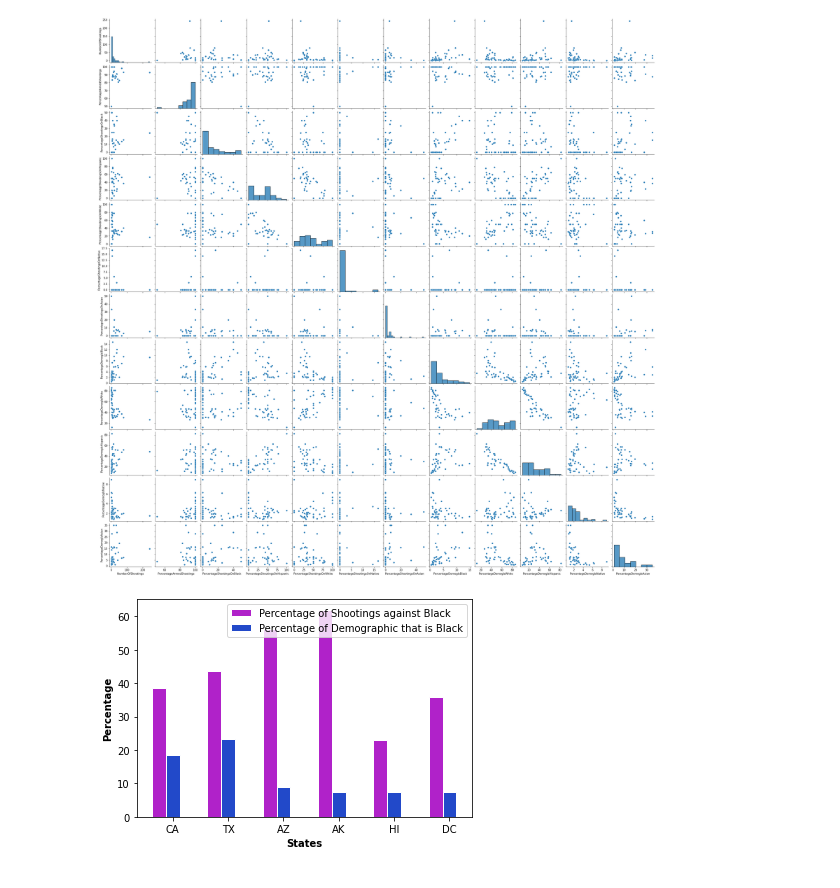
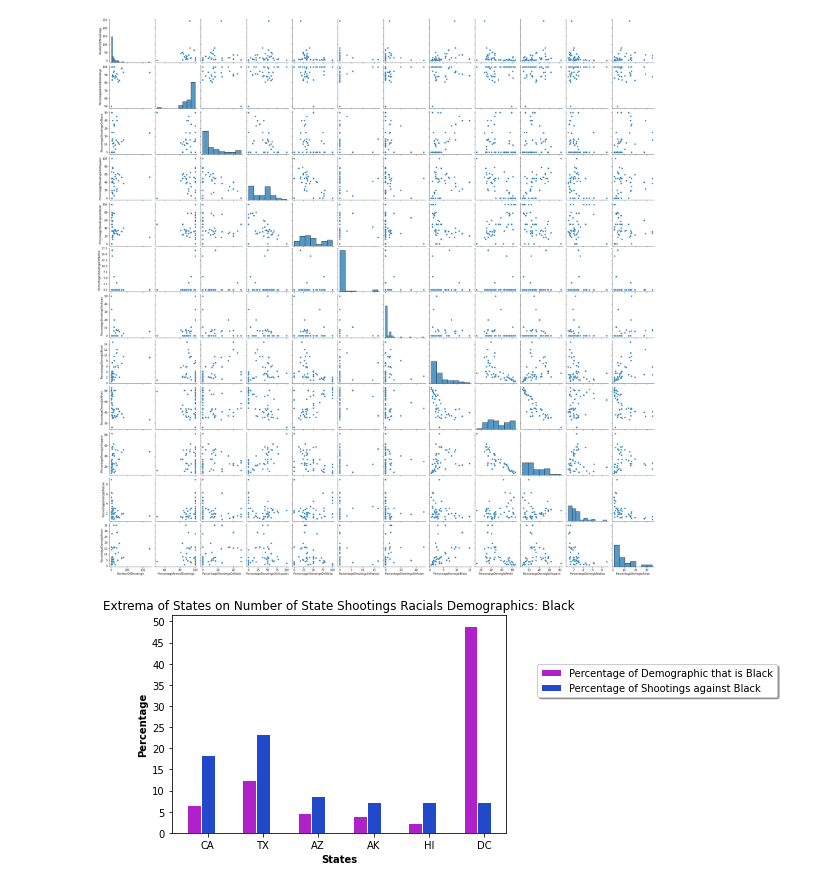
Before and after one commit to bzamora020/data-exploration-research, a Jupyter notebook: python-processing/visualization.ipynb, the cells around one changed output. Drawn from its saved outputs; the diff is of its cells as text; code cells hidden in the pictures.

```diff
--- a/python-processing/visualization.ipynb
+++ b/python-processing/visualization.ipynb
@@ -20,36 +16,39 @@ sns.pairplot(df)
 <seaborn.axisgrid.PairGrid at 0x...>
 [figure]
 # %%
+# use the function regplot to make a scatterplot
+import pandas as pd
+import numpy as np
+import matplotlib.pyplot as plt
+
 df = pd.read_csv("statesSortedOnNumShootingsSelected.csv")
 
-
-# use the function regplot to make a scatterplot
-import numpy as np
-import matplotlib.pyplot as plt
 
 # set width of bars
 barWidth = 0.25
 
-bars1 = [df.iloc[0,3], df.iloc[1,3], df.iloc[2,3],df.iloc[3,3], df.iloc[4,3], df.iloc[5,3]]
+bars1 = [df.iloc[0,2], df.iloc[1,2], df.iloc[2,2],df.iloc[3,2], df.iloc[4,2], df.iloc[5,2]]
 bars2 = [df.iloc[0,8], df.iloc[1,8], df.iloc[2,8],df.iloc[3,8], df.iloc[3,8], df.iloc[3,8]]
 
 
 
 # Set position of bar on X axis
 r1 = np.arange(len(bars1))
 r2 = [x + barWidth for x in r1]
 
 # Make the plot
-plt.bar(r1, bars1, color='#b022c9', width=barWidth, edgecolor='white', label='Percentage of Shootings against Black')
-plt.bar(r2, bars2, color='#2249c9', width=barWidth, edgecolor='white', label='Percentage of Demographic that is Black')
+plt.bar(r1, bars1, color='#b022c9', width=barWidth, edgecolor='white', label='Percentage of Demographic that is Black')
+plt.bar(r2, bars2, color='#2249c9', width=barWidth, edgecolor='white', label='Percentage of Shootings against Black')
 
 # Add xticks on the middle of the group bars
 plt.xlabel('States', fontweight='bold')
 plt.ylabel('Percentage', fontweight='bold')
+plt.yticks(np.arange(0, 55, 5))
 plt.xticks([r + barWidth for r in range(len(bars1))], [df.iloc[0,0], df.iloc[1,0], df.iloc[2,0], df.iloc[3,0], df.iloc[4,0], df.iloc[5,0] ])
 
 # Create legend & Show graphic
-plt.legend()
+plt.title("Extrema of States on Number of State Shootings Racials Demographics: Black")
+plt.legend(loc='upper center', bbox_to_anchor=(1.45, 0.8), shadow=True, ncol=1)
 plt.show()
 # %% [output]
-[figure, old version]
+[figure, new version]
```
Also changed, not shown: parts of 13 cells of this notebook, 45 other files.
